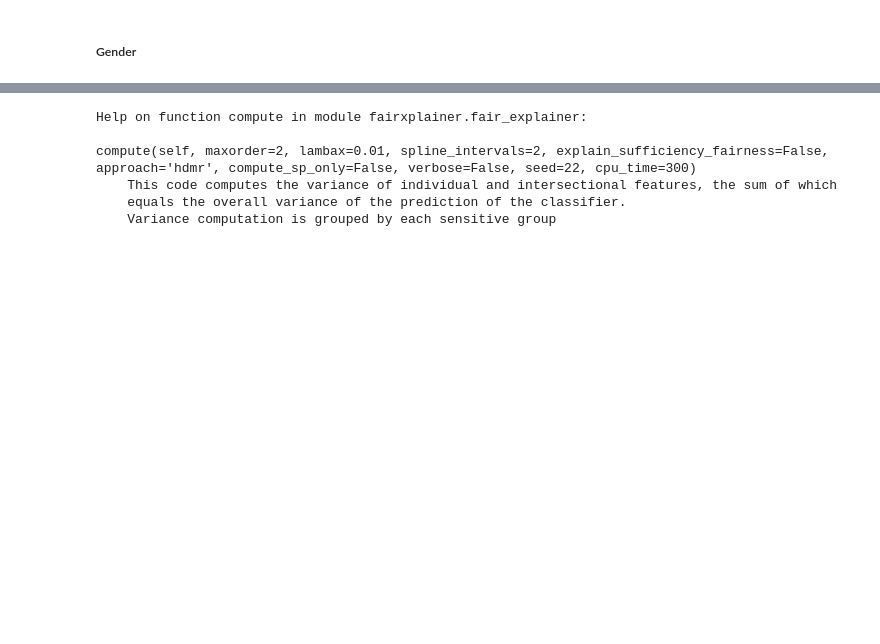
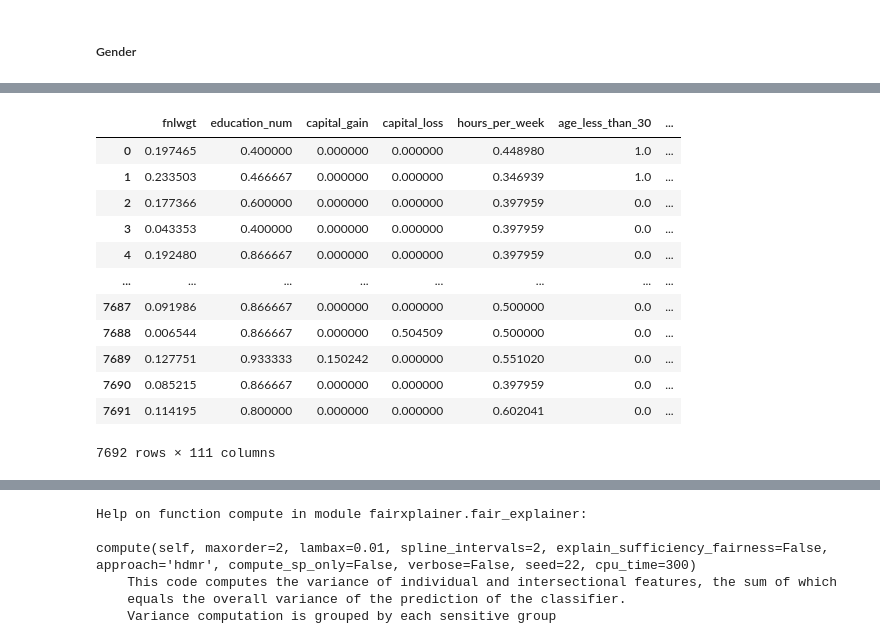
Before and after one commit to Oriiiane/SDI_DA, a Jupyter notebook: DA_notebook.ipynb, the cells around one changed output, grey strips where cells are left out. Saved outputs shown, nothing was run; the diff lists cells and outputs as text; code cells hidden in the pictures; blank space fills up the shorter version.

```diff
--- a/DA_notebook.ipynb
+++ b/DA_notebook.ipynb
@@ -754,0 +822,17 @@ fairXplainer.compute(maxorder=2, spline_intervals=3, verbose=False, cpu_time=500
+# %%
+subxtest = subxtest.reset_index(drop=True)
+subxtest
+# %% [output]
+|  | fnlwgt | education_num | capital_gain | capital_loss | hours_per_week | age_less_than_30 | ... |
+| 0 | 0.197465 | 0.400000 | 0.000000 | 0.000000 | 0.448980 | 1.0 | ... |
+| 1 | 0.233503 | 0.466667 | 0.000000 | 0.000000 | 0.346939 | 1.0 | ... |
+| 2 | 0.177366 | 0.600000 | 0.000000 | 0.000000 | 0.397959 | 0.0 | ... |
+| 3 | 0.043353 | 0.400000 | 0.000000 | 0.000000 | 0.397959 | 0.0 | ... |
+| 4 | 0.192480 | 0.866667 | 0.000000 | 0.000000 | 0.397959 | 0.0 | ... |
+| ... | ... | ... | ... | ... | ... | ... | ... |
+| 7687 | 0.091986 | 0.866667 | 0.000000 | 0.000000 | 0.500000 | 0.0 | ... |
+| 7688 | 0.006544 | 0.866667 | 0.000000 | 0.504509 | 0.500000 | 0.0 | ... |
+| 7689 | 0.127751 | 0.933333 | 0.150242 | 0.000000 | 0.551020 | 0.0 | ... |
+| 7690 | 0.085215 | 0.866667 | 0.000000 | 0.000000 | 0.397959 | 0.0 | ... |
+| 7691 | 0.114195 | 0.800000 | 0.000000 | 0.000000 | 0.602041 | 0.0 | ... |
+7692 rows × 111 columns
```
Also changed, not shown: parts of 40 cells of this notebook.
